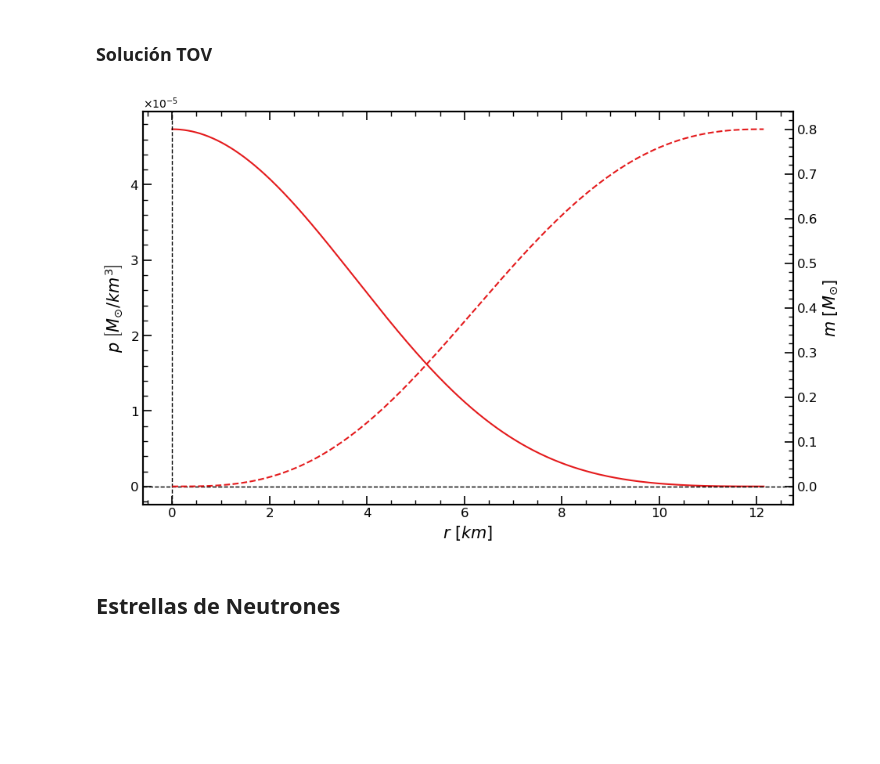
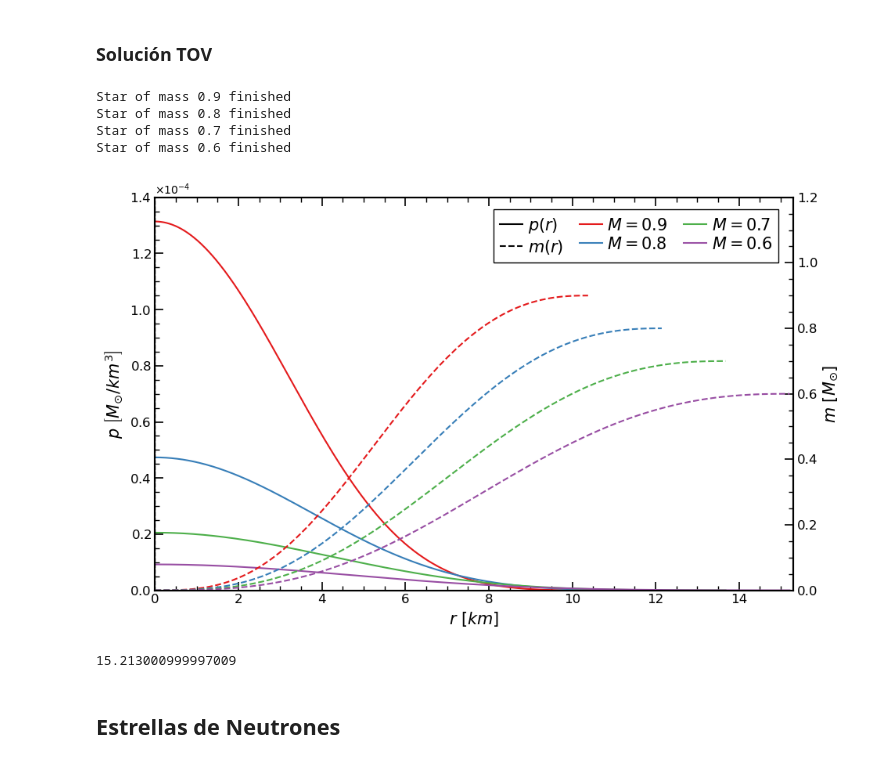
Before and after one commit to Diego-gt-phys/TFG, a Jupyter notebook: DANTE_Figures.ipynb, the cells around one changed output. Drawn from its saved outputs; the diff is of its cells as text; code cells hidden in the pictures; blank space fills up the shorter version.

```diff
--- a/DANTE_Figures.ipynb
+++ b/DANTE_Figures.ipynb
@@ -809,7 +809,7 @@ def find_pc (M_target):
         M = m[-1]
         return (M - M_target) / M_target
 
-    pc_guess = M_target*0.5e-5
+    pc_guess = M_target*5e-5
     result = opt.root_scalar(f, x0=pc_guess, method='secant', x1=pc_guess*1.1)
     if result.converged:
         return result.root
@@ -865,9 +865,13 @@ if __name__ == '__main__':
 # Calculate the data
 ###############################################################################
 
-    M = 0.8
-    pc = find_pc(M)
-    r, m, p = TOV_solver((0, pc), (1e-6, 100), 1e-3)
+    M_list = [0.9, 0.8, 0.7, 0.6]
+    data = {}
+    for M in M_list:
+        pc = find_pc(M)
+        r, m, p = TOV_solver((0, pc), (1e-6, 100), 1e-3)
+        print(f'Star of mass {M} finished')
+        data[f'{M}'] = {"r":r, "m":m, "p":p}
 
 ###############################################################################
 # Plot the data
@@ -877,7 +881,6 @@ if __name__ == '__main__':
     colors = sns.color_palette("Set1", 10)
 
     # Plot p
-    ax1.plot(r, p, label=r'$p(r)$', color = colors[0], linewidth=1.5, linestyle='-')
     ax1.set_xlabel(r'$r$ $\left[km\right]$', fontsize=15, loc='center')
     ax1.set_ylabel(r'$p$ $\left[ M_{\odot} / km^3 \right]$', fontsize=15, loc='center', color='k')
     ax1.tick_params(axis='y', colors='k')
@@ -886,7 +889,11 @@ if __name__ == '__main__':
 
     # Plot m
     ax2 = ax1.twinx()
-    ax2.plot(r, m, label=r'$m(r)$', color = colors[0], linewidth=1.5, linestyle='--')
+    c=0
+    for M in M_list:
+        ax1.plot(data[f'{M}']['r'], data[f'{M}']['p'], color = colors[c], linewidth=1.5, linestyle='-')
+        ax2.plot(data[f'{M}']['r'], data[f'{M}']['m'], color = colors[c], linewidth=1.5, linestyle='--')
+        c+=1
     ax2.set_ylabel(r'$m$ $\left[ M_{\odot} \right]$', fontsize=15, loc='center', color='k')
     ax2.tick_params(axis='y', colors='k')
 
@@ -905,42 +912,54 @@ if __name__ == '__main__':
     # Set thicker axes
     for ax in [ax1, ax2]:
         ax.spines['top'].set_linewidth(1.5)
         ax.spines['right'].set_linewidth(1.5)
         ax.spines['bottom'].set_linewidth(1.5)
         ax.spines['left'].set_linewidth(1.5)
         ax.spines['top'].set_color('k')
         ax.spines['right'].set_color('k')
         ax.spines['bottom'].set_color('k')
         ax.spines['left'].set_color('k')
 
     # Set limits
-    if False == True:
-        ax1.set_xlim(0, 11.8)
-        ax1.set_ylim(0, 1.5e-3)
-        ax2.set_ylim(0, 4.2)
+    if True == True:
+        ax1.set_xlim(0, 15.3)
+        ax1.set_ylim(0, 1.4e-4)
+        ax2.set_ylim(0, 1.2)
 
     # Configure ticks spacing
     if False == True:
         ax1.set_xticks(np.arange(0, 12, 2))
         #ax1.set_xticks(np.arange(0, 9.6, 0.2), minor=True)
         ax1.set_yticks(np.arange(0, 1.51e-3, 0.2e-3))
         #ax1.set_yticks(np.arange(0, 8.1e-5, 0.2e-5), minor=True)
         ax2.set_yticks(np.arange(0, 4.21, 0.5))
         #ax2.set_yticks(np.arange(0, 1.01, 0.02), minor=True)
 
     handles_list = [
-        mlines.Line2D([], [], color=colors[0], linestyle='-', linewidth=1.5, label=r"$p(r)$"),
-        mlines.Line2D([], [], color=colors[0], linestyle='--', linewidth=1.5, label=r"$m(r)$"),
+        mlines.Line2D([], [], color='k', linestyle='-', linewidth=1.5, label=r"$p(r)$"),
+        mlines.Line2D([], [], color='k', linestyle='--', linewidth=1.5, label=r"$m(r)$"),
+        mlines.Line2D([], [], color=colors[0], linestyle='-', linewidth=1.5, label=r"$M=0.9$"),
+        mlines.Line2D([], [], color=colors[1], linestyle='-', linewidth=1.5, label=r"$M=0.8$"),
+        mlines.Line2D([], [], color=colors[2], linestyle='-', linewidth=1.5, label=r"$M=0.7$"),
+        mlines.Line2D([], [], color=colors[3], linestyle='-', linewidth=1.5, label=r"$M=0.6$"),
         ]
 
-    #plt.legend(handles=handles_list, fontsize=15, loc = "upper right", bbox_to_anchor=(0.99, 0.99), frameon=True, fancybox=False,
-               #ncol = 2,edgecolor="black", framealpha=1, labelspacing=0.2, handletextpad=0.3, handlelength=1.4, columnspacing=1)
+    plt.legend(handles=handles_list, fontsize=15, loc = "upper right", bbox_to_anchor=(0.99, 0.99), frameon=True, fancybox=False,
+               ncol = 3,edgecolor="black", framealpha=1, labelspacing=0.2, handletextpad=0.3, handlelength=1.4, columnspacing=1)
 
     plt.tight_layout()
     plt.savefig(rf"figures\poly_TOV.pdf", format="pdf", bbox_inches="tight")
     plt.show()
 # %% [output]
+Star of mass 0.9 finished
+Star of mass 0.8 finished
+Star of mass 0.7 finished
+Star of mass 0.6 finished
-[figure, old version]
+[figure, new version]
+# %%
+data['0.6']['r'][-1]
+# %% [output]
+15.213000999997009
 # %% [markdown]
 ## Estrellas de Neutrones
 # %% [markdown]
```
Also changed, not shown: 2 other files.
